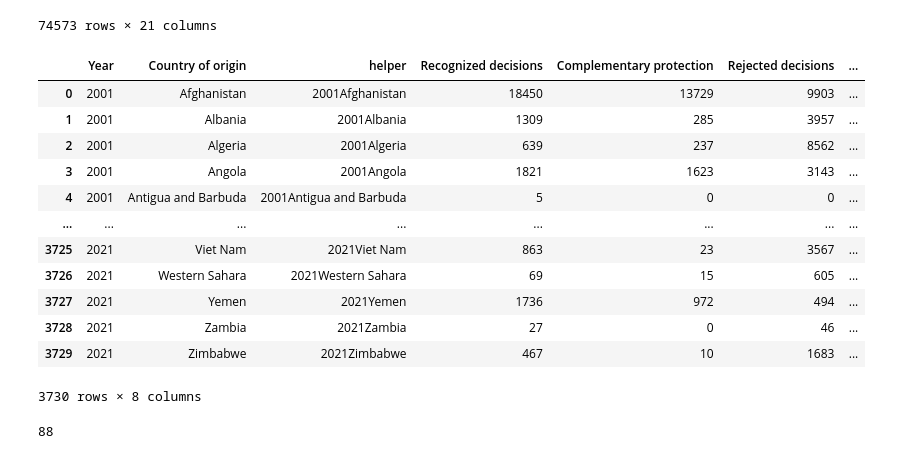
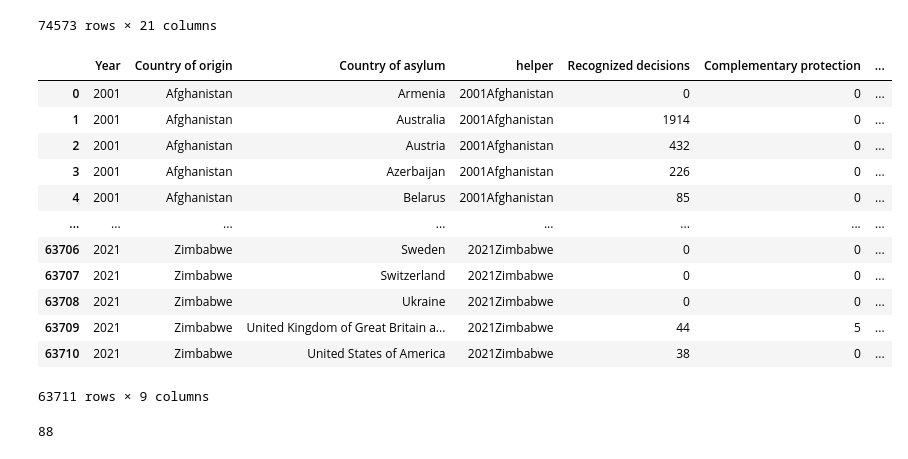
Before and after one commit to Nerdosth/Refugee-Migration, a Jupyter notebook: MLCleanup.ipynb, the cells around one changed output. Saved outputs shown, nothing was run; the diff lists cells and outputs as text; code cells hidden in the pictures.

```diff
--- a/MLCleanup.ipynb
+++ b/MLCleanup.ipynb
@@ -51,27 +51,27 @@ demo_result_df = pd.DataFrame(filtered_df.reset_index(drop=True))
 # %%
 grouped_conflict_df = conflict_df.groupby(['Year', 'Country of origin', 'helper']).sum()
 grouped_demo_result_df = demo_result_df.groupby(['Year', 'Country of origin','Country of asylum', 'helper']).sum()
 grouped_disasters_df = disasters_df.groupby(['Year', 'Country of origin', 'helper']).sum()
-grouped_decision_df = decision_df.groupby(['Year', 'Country of origin', 'helper']).sum()
+grouped_decision_df = decision_df.groupby(['Year', 'Country of origin', 'Country of asylum','helper']).sum()
 grouped_conflict_df = pd.DataFrame(grouped_conflict_df.reset_index())
 grouped_demo_result_df = pd.DataFrame(grouped_demo_result_df.reset_index())
 grouped_disasters_df = pd.DataFrame(grouped_disasters_df.reset_index())
 grouped_decision_df = pd.DataFrame(grouped_decision_df.reset_index())
 grouped_decision_df
 # %% [output]
-|  | Year | Country of origin | helper | Recognized decisions | Complementary protection | Rejected decisions | ... |
-| 0 | 2001 | Afghanistan | 2001Afghanistan | 18450 | 13729 | 9903 | ... |
-| 1 | 2001 | Albania | 2001Albania | 1309 | 285 | 3957 | ... |
-| 2 | 2001 | Algeria | 2001Algeria | 639 | 237 | 8562 | ... |
-| 3 | 2001 | Angola | 2001Angola | 1821 | 1623 | 3143 | ... |
-| 4 | 2001 | Antigua and Barbuda | 2001Antigua and Barbuda | 5 | 0 | 0 | ... |
+|  | Year | Country of origin | Country of asylum | helper | Recognized decisions | Complementary protection | ... |
+| 0 | 2001 | Afghanistan | Armenia | 2001Afghanistan | 0 | 0 | ... |
+| 1 | 2001 | Afghanistan | Australia | 2001Afghanistan | 1914 | 0 | ... |
+| 2 | 2001 | Afghanistan | Austria | 2001Afghanistan | 432 | 0 | ... |
+| 3 | 2001 | Afghanistan | Azerbaijan | 2001Afghanistan | 226 | 0 | ... |
+| 4 | 2001 | Afghanistan | Belarus | 2001Afghanistan | 85 | 0 | ... |
 | ... | ... | ... | ... | ... | ... | ... | ... |
-| 3725 | 2021 | Viet Nam | 2021Viet Nam | 863 | 23 | 3567 | ... |
-| 3726 | 2021 | Western Sahara | 2021Western Sahara | 69 | 15 | 605 | ... |
-| 3727 | 2021 | Yemen | 2021Yemen | 1736 | 972 | 494 | ... |
-| 3728 | 2021 | Zambia | 2021Zambia | 27 | 0 | 46 | ... |
-| 3729 | 2021 | Zimbabwe | 2021Zimbabwe | 467 | 10 | 1683 | ... |
+| 63706 | 2021 | Zimbabwe | Sweden | 2021Zimbabwe | 0 | 0 | ... |
+| 63707 | 2021 | Zimbabwe | Switzerland | 2021Zimbabwe | 0 | 0 | ... |
+| 63708 | 2021 | Zimbabwe | Ukraine | 2021Zimbabwe | 0 | 0 | ... |
+| 63709 | 2021 | Zimbabwe | United Kingdom of Great Britain a... | 2021Zimbabwe | 44 | 5 | ... |
+| 63710 | 2021 | Zimbabwe | United States of America | 2021Zimbabwe | 38 | 0 | ... |
-3730 rows × 8 columns
+63711 rows × 9 columns
 # %%
 new_country_list = grouped_demo_result_df['Country of origin'].unique().tolist()
 print(len(new_country_list))
```
Also changed, not shown: parts of 10 cells of this notebook, 3 other files.
